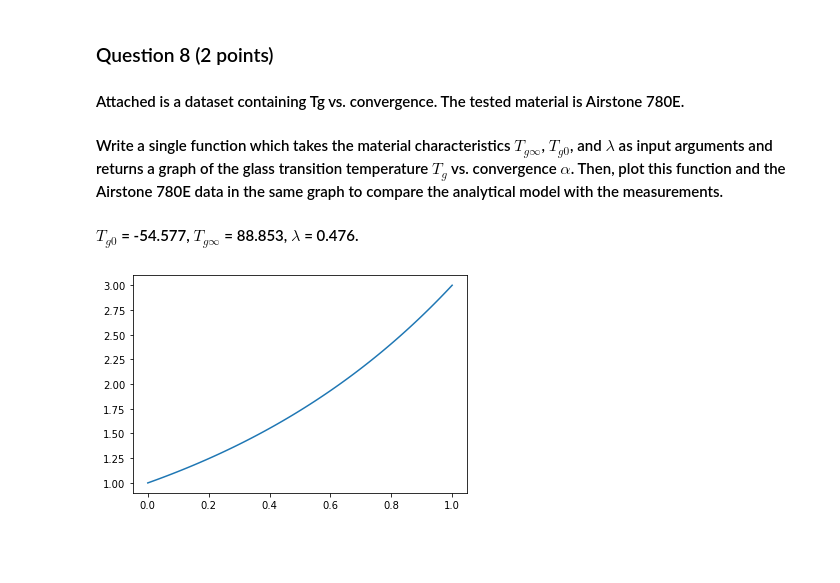
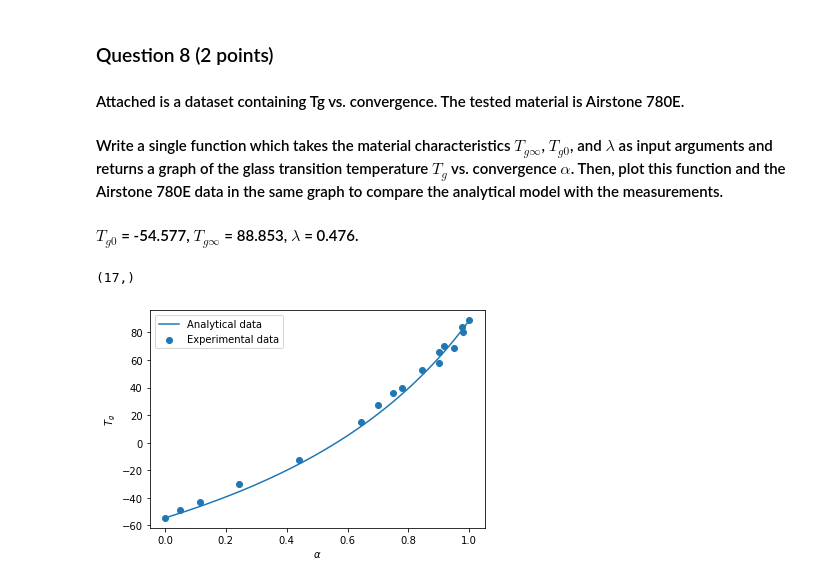
Before and after one commit to ocarpentier/PCM, a Jupyter notebook: Curekinetics/Cure Kinetics PCM.ipynb, the cells around one changed output. Saved outputs shown, nothing was run; the diff lists cells and outputs as text; code cells hidden in the pictures; blank space fills up the shorter version.

```diff
--- a/Curekinetics/Cure Kinetics PCM.ipynb
+++ b/Curekinetics/Cure Kinetics PCM.ipynb
@@ -213,14 +217,24 @@ $$ \frac{T_g - T_{g0}}{T_{g\infty} - T_{g0}} =  \frac{\lambda \alpha}{1 - (1 - \
 #### Write a single function which takes the material characteristics $T_{g\infty}$, $T_{g0}$, and $\lambda$ as input arguments and returns a graph of the glass transition temperature $T_g$ vs. convergence $\alpha$. Then, plot this function and the Airstone 780E data in the same graph to compare the analytical model with the measurements.
 
 #### $T_{g0}$ = -54.577, $T_{g\infty}$ = 88.853, $\lambda$ = 0.476.
-# %%
-def Tg(alpha,lambd):
-    return lambd*alpha
-
-alpha = np.linspace(0,1,100)
-glass_trans = Tg(alpha,3)
-
-plt.plot(alpha,glass_trans)
-plt.show()
-# %% [output]
-[figure, removed]
+# %%
+
+alpha_test = np.array([0,0.049,0.114,0.242,0.439,0.645,0.75,0.9,0.95,0.98,1,0.78,0.845,0.9,0.975,0.916,0.7])
+Tg_test = np.array([-54.57666667,-48.63333333,-43.21,-30.08333333,-12.53,14.73333333,35.83333333,57.5,68.66666667,80.33333333,88.85333333,39.625,52.66666667,66,84.235,70,27.3])
+
+
+def Tg(alpha,lambd,T_ginf,T_g0):
+    return lambd*alpha/(1-(1-lambd)*alpha)*(T_ginf-T_g0)+T_g0
+
+alpha = np.linspace(0,1,100)
+glass_trans = Tg(alpha,0.476,88.853,-54.577)
+
+plt.plot(alpha,glass_trans,label='Analytical data')
+plt.scatter(alpha_test,Tg_test,label='Experimental data')
+plt.legend()
+plt.ylabel('$T_g$')
+plt.xlabel('$\\alpha$')
+plt.show()
+# %% [output]
+(17,)
+[figure, added]
```
Also changed, not shown: parts of 2 cells of this notebook, 1 other file.
